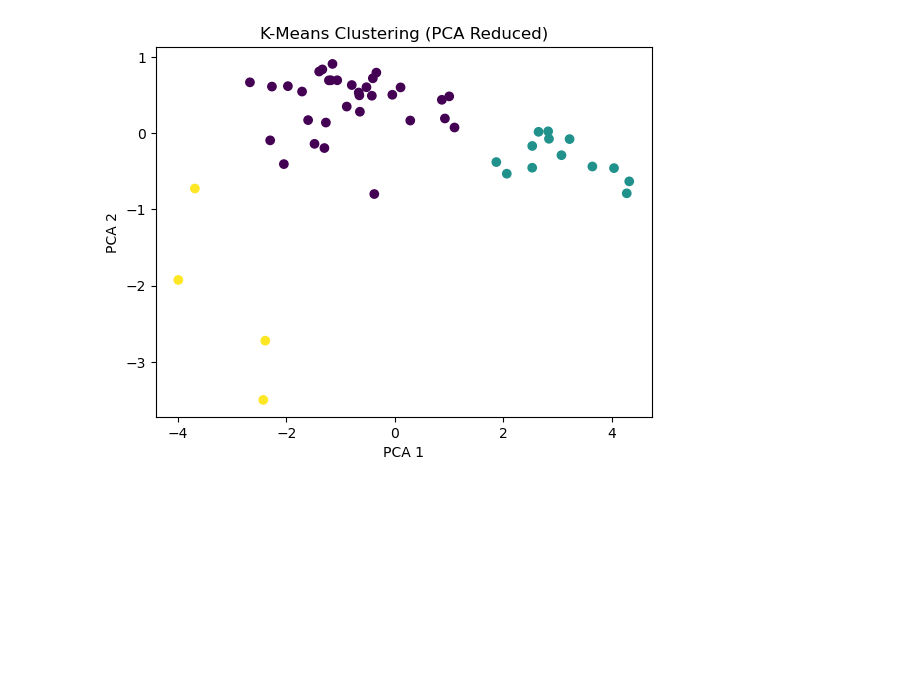
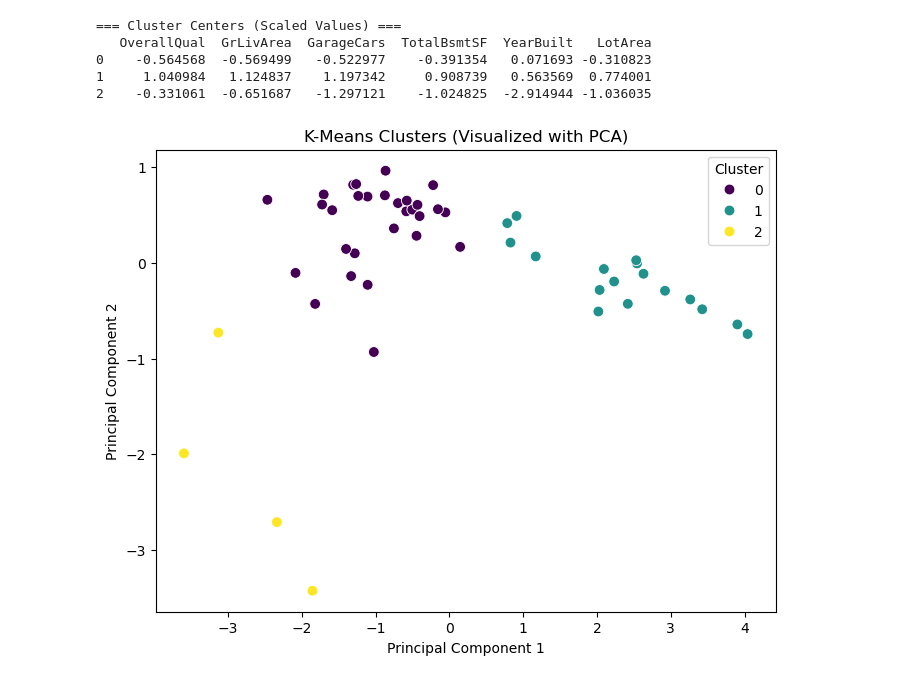
Before and after one commit to Walishatahir123/Datascience-task-, a Jupyter notebook: .dist/task8.ipynb, the cells around one changed output. Saved outputs shown, nothing was run; the diff lists cells and outputs as text; code cells hidden in the pictures; blank space fills up the shorter version.

```diff
--- a/.dist/task8.ipynb
+++ b/.dist/task8.ipynb
@@ -23,12 +9,51 @@ clusters = kmeans.fit_predict(scaled)
+# %%
+# Load dataset
+df = pd.read_csv("house_prices.csv")
+
+# -------------------------------
+# 1 Select Features for Clustering
+# -------------------------------
+features = ['OverallQual', 'GrLivArea', 'GarageCars', 'TotalBsmtSF', 'YearBuilt', 'LotArea']
+X = df[features]
+
+# Scale the features
+scaler = StandardScaler()
+X_scaled = scaler.fit_transform(X)
+
+# -------------------------------
+# 2 Apply K-Means Clustering
+# -------------------------------
+kmeans = KMeans(n_clusters=3, random_state=42)
+df["Cluster"] = kmeans.fit_predict(X_scaled)
+# %%
+
+# Show cluster centers
+centroids = pd.DataFrame(kmeans.cluster_centers_, columns=features)
+print("=== Cluster Centers (Scaled Values) ===")
+print(centroids, "\n")
+# %% [output]
+=== Cluster Centers (Scaled Values) ===
+   OverallQual  GrLivArea  GarageCars  TotalBsmtSF  YearBuilt   LotArea
+0    -0.564568  -0.569499   -0.522977    -0.391354   0.071693 -0.310823
+1     1.040984   1.124837    1.197342     0.908739   0.563569  0.774001
+2    -0.331061  -0.651687   -1.297121    -1.024825  -2.914944 -1.036035
 # %%
-# PCA for visualization
+# 3 PCA for 2D Visualization
+# -------------------------------
 pca = PCA(n_components=2)
-reduced = pca.fit_transform(scaled)
+pca_result = pca.fit_transform(X_scaled)
+
+df["PCA1"] = pca_result[:, 0]
+df["PCA2"] = pca_result[:, 1]
-# %%
-plt.scatter(reduced[:, 0], reduced[:, 1], c=clusters, cmap='viridis')
-plt.title("K-Means Clustering (PCA Reduced)")
-plt.xlabel("PCA 1")
-plt.ylabel("PCA 2")
-plt.show()
-# %% [output]
-[figure, removed]
+# %%
+# 4️⃣ Plot the Clusters
+# -------------------------------
+plt.figure(figsize=(8, 6))
+sns.scatterplot(x="PCA1", y="PCA2", hue="Cluster", data=df, palette="viridis", s=60)
+plt.title("K-Means Clusters (Visualized with PCA)")
+plt.xlabel("Principal Component 1")
+plt.ylabel("Principal Component 2")
+plt.legend(title="Cluster")
+plt.show()
+# %% [output]
+[figure, added]
```
Also changed, not shown: parts of 6 cells of this notebook.
